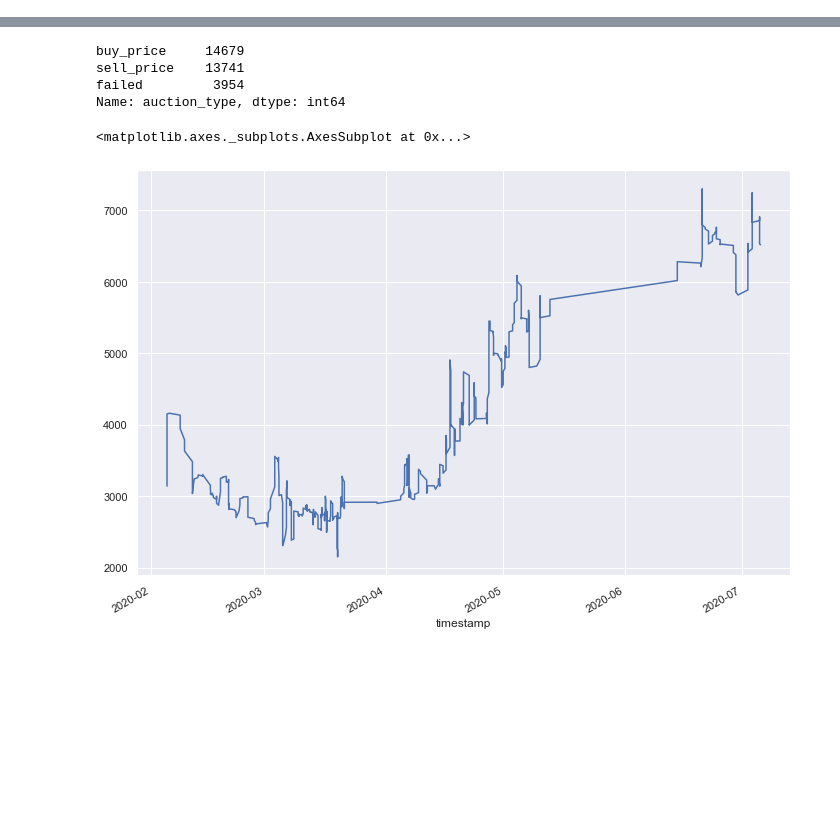
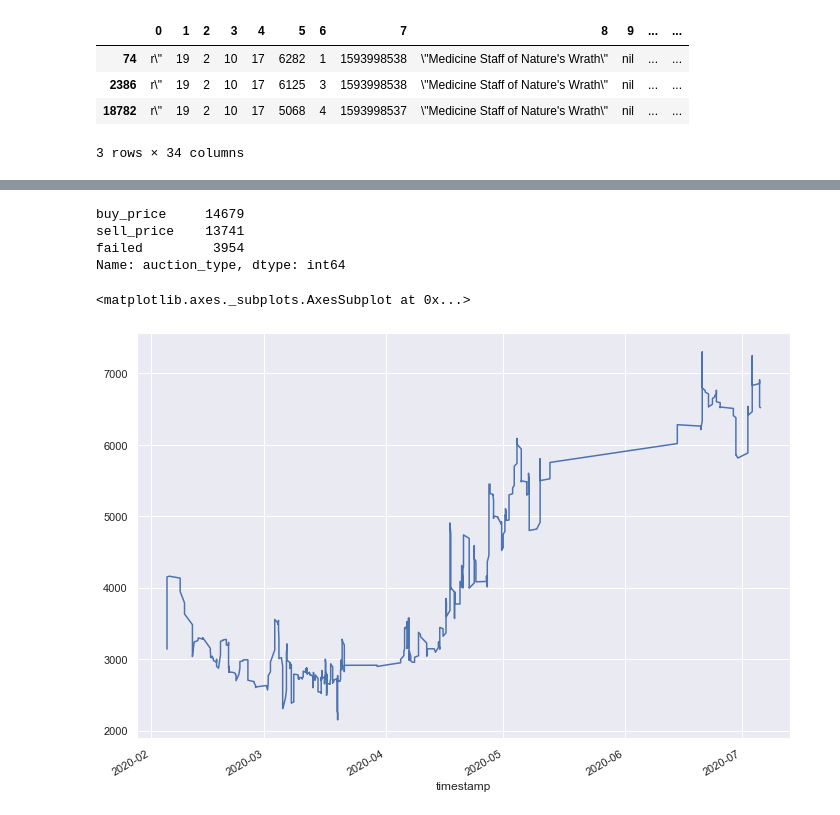
Before and after one commit to ndjenkins85/wow_auctions, a Jupyter notebook: audit.ipynb, the cells around one changed output, grey strips where cells are left out. Saved outputs shown, nothing was run; the diff lists cells and outputs as text; code cells hidden in the pictures; blank space fills up the shorter version.

```diff
--- a/audit.ipynb
+++ b/audit.ipynb
@@ -5,3 +92,11 @@ from datetime import datetime as dt
+# %%
+df[df['item']=="Medicine Staff of Nature's Wrath"]
+# %% [output]
+|  | 0 | 1 | 2 | 3 | 4 | 5 | 6 | 7 | 8 | 9 | ... | ... |
+| 74 | r\" | 19 | 2 | 10 | 17 | 6282 | 1 | 1593998538 | \"Medicine Staff of Nature's Wrath\" | nil | ... | ... |
+| 2386 | r\" | 19 | 2 | 10 | 17 | 6125 | 3 | 1593998538 | \"Medicine Staff of Nature's Wrath\" | nil | ... | ... |
+| 18782 | r\" | 19 | 2 | 10 | 17 | 5068 | 4 | 1593998537 | \"Medicine Staff of Nature's Wrath\" | nil | ... | ... |
+3 rows × 34 columns
 # %%
 
 def generate_auction_activity(verbose=False, test=False):
```
Also changed, not shown: parts of 14 cells of this notebook, 25 other files.
